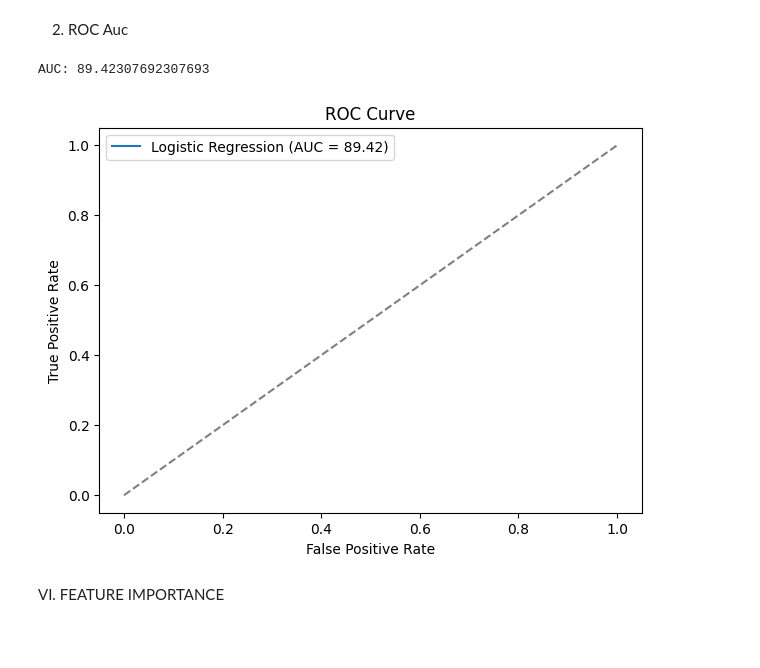
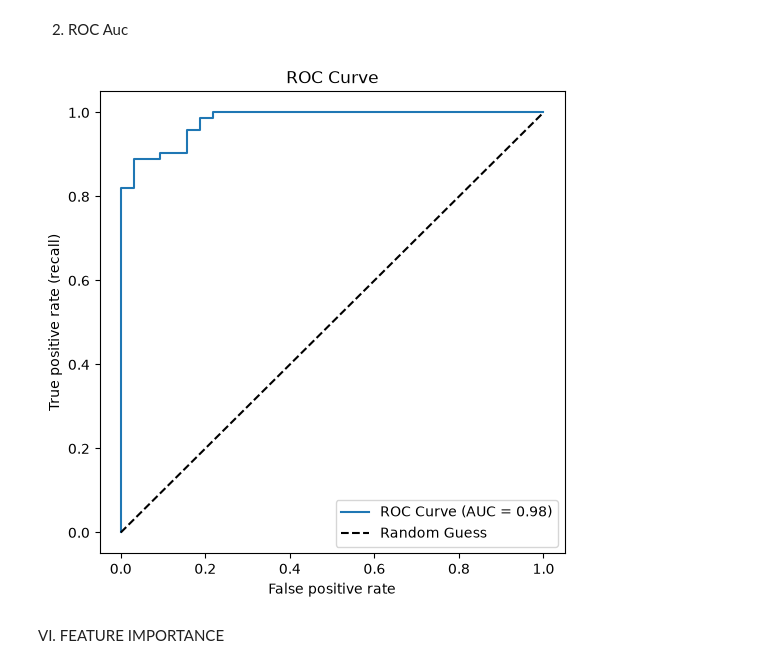
Before and after one commit to Jauziyah/LKS-Project-2025-And-Others, a Jupyter notebook: EXERCISE/DIABETES - LOGISTIK/yea.ipynb, the cells around one changed output. Cells and saved outputs as stored; diff of their text form; code cells hidden in the pictures; blank space fills up the shorter version.

```diff
--- a/EXERCISE/DIABETES - LOGISTIK/yea.ipynb
+++ b/EXERCISE/DIABETES - LOGISTIK/yea.ipynb
@@ -358,7 +402,12 @@ F1-Score : 0.9600
 # %% [markdown]
 2. ROC Auc
 # %%
+
 def compute_roc_auc(y_true, y_scores):
+    # Flatten untuk menghindari error dimensi matriks
+    y_true = y_true.flatten()
+    y_scores = y_scores.flatten()
+
     desc_score_indices = np.argsort(-y_scores)
     y_true = y_true[desc_score_indices]
     y_scores = y_scores[desc_score_indices]
@@ -367,51 +416,46 @@ def compute_roc_auc(y_true, y_scores):
     fpr = []
     P = np.sum(y_true == 1)
     N = np.sum(y_true == 0)
 
     TP = 0
     FP = 0
 
     for i in range(len(y_true)):
         if y_true[i] == 1:
             TP += 1
         else:
             FP += 1
         tpr.append(TP / P)
         fpr.append(FP / N)
 
-        tpr = [0] + tpr + [1]
-        fpr = [0] + fpr + [1]
-        aus = np.trapz(tpr, fpr)
+    # ⚠️ PERHATIKAN INDENTASI: Bagian ini HARUS di luar 'for' loop!
+    tpr = [0] + tpr + [1]
+    fpr = [0] + fpr + [1]
 
-        return np.array(fpr), np.array(tpr), auc
+    # Gunakan np.trapezoid (np.trapz sudah dihapus di NumPy 2.0)
+    # Typo 'aus' diperbaiki menjadi 'auc'
+    auc = np.trapezoid(tpr, fpr)
+
+    return np.array(fpr), np.array(tpr), auc
 
 def plot_auc_curve(y_true, y_scores):
     fpr, tpr, auc = compute_roc_auc(y_true, y_scores)
     plt.figure(figsize=(6, 6))
     plt.plot(fpr, tpr, label=f"ROC Curve (AUC = {auc:.2f})")
     plt.plot([0, 1], [0, 1], "k--", label="Random Guess")
     plt.xlabel("False positive rate")
     plt.ylabel("True positive rate (recall)")
     plt.title("ROC Curve")
     plt.legend()
     plt.show()
 
+# Menghitung probabilitas
 y_pred_prob = sigmoid(np.dot(X_test, w) + b)
-fpr, tpr, auc = compute_roc_auc(y_test, y_pred_prob)
-print("AUC:", auc)
+
+# Langsung tampilkan plot dan AUC-nya!
+plot_auc_curve(y_test, y_pred_prob)
 # %% [output]
-AUC: 89.42307692307693
+[figure, added]
-# %%
-plt.figure(figsize=(7,5))
-plt.plot(fpr, tpr, label=f'Logistic Regression (AUC = {auc:.2f})')
-plt.plot([0,1], [0,1], linestyle='--', color='gray')
-plt.xlabel("False Positive Rate")
-plt.ylabel("True Positive Rate")
-plt.title("ROC Curve")
-plt.legend()
-plt.show()
-# %% [output]
-[figure, removed]
 # %% [markdown]
 VI. FEATURE IMPORTANCE
 # %%
```
Also changed, not shown: parts of 13 cells of this notebook, 8 other files.
